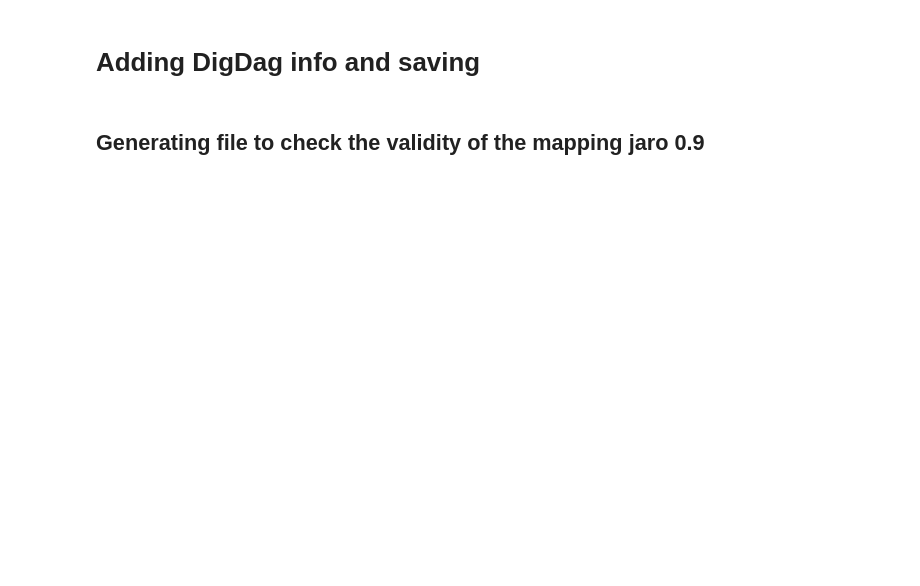
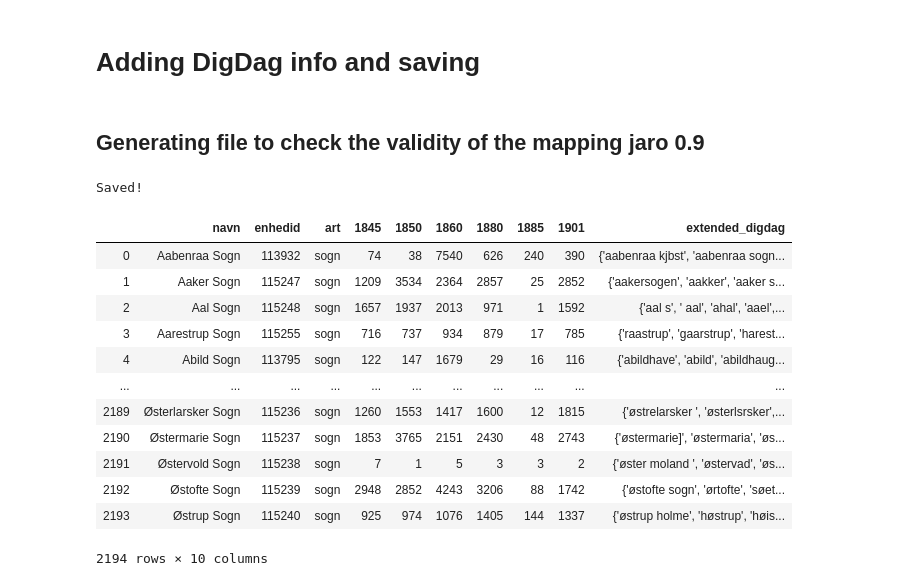
Before and after one commit to link-lives/city-standardization, a Jupyter notebook: birthplace_cleaning.ipynb, the cells around one changed output. Drawn from its saved outputs; the diff is of its cells as text; code cells hidden in the pictures; blank space fills up the shorter version.

```diff
--- a/birthplace_cleaning.ipynb
+++ b/birthplace_cleaning.ipynb
@@ -535,7 +724,7 @@ print('Done! :D')
 import random
 import pandas as pd
 
-df = pd.read_csv(out_folder+'birthplaces_FT_jaro0.9_01.tsv', sep = '\t', dtype=str)
+df = pd.read_csv(out_folder+'birthplaces_FT_jaro0.9_02.tsv', sep = '\t', dtype=str)
 
 max_example = 5
 
@@ -554,5 +743,24 @@ dfout = pd.DataFrame(out, columns= ['DigDag', 'matches (0.9)'])
 dfout.to_csv(out_folder+'validity_jaro.tsv', sep='\t', index=False)
 
 ! cp $out_folder/validity_jaro.tsv /data/import/roc/validity_jaro.tsv
+! cp $out_folder/validity_jaro.tsv /home/roregu/workspace/git_out/downloading_stuff/validity_jaro.tsv
 
 print('Saved!')
+# %% [output]
+Saved!
+# %%
+pd.read_csv(out_folder+'birthplaces_FT_jaro0.9_02.tsv', sep = '\t', dtype=str)
+# %% [output]
+|  | navn | enhedid | art | 1845 | 1850 | 1860 | 1880 | 1885 | 1901 | extended_digdag |
+| 0 | Aabenraa Sogn | 113932 | sogn | 74 | 38 | 7540 | 626 | 240 | 390 | {'aabenraa kjbst', 'aabenraa sogn... |
+| 1 | Aaker Sogn | 115247 | sogn | 1209 | 3534 | 2364 | 2857 | 25 | 2852 | {'aakersogen', 'aakker', 'aaker s... |
+| 2 | Aal Sogn | 115248 | sogn | 1657 | 1937 | 2013 | 971 | 1 | 1592 | {'aal s', ' aal', 'ahal', 'aael',... |
+| 3 | Aarestrup Sogn | 115255 | sogn | 716 | 737 | 934 | 879 | 17 | 785 | {'raastrup', 'gaarstrup', 'harest... |
+| 4 | Abild Sogn | 113795 | sogn | 122 | 147 | 1679 | 29 | 16 | 116 | {'abildhave', 'abild', 'abildhaug... |
+| ... | ... | ... | ... | ... | ... | ... | ... | ... | ... | ... |
+| 2189 | Østerlarsker Sogn | 115236 | sogn | 1260 | 1553 | 1417 | 1600 | 12 | 1815 | {'østrelarsker ', 'østerlsrsker',... |
+| 2190 | Østermarie Sogn | 115237 | sogn | 1853 | 3765 | 2151 | 2430 | 48 | 2743 | {'østermarie]', 'østermaria', 'øs... |
+| 2191 | Østervold Sogn | 115238 | sogn | 7 | 1 | 5 | 3 | 3 | 2 | {'øster moland ', 'østervad', 'øs... |
+| 2192 | Østofte Sogn | 115239 | sogn | 2948 | 2852 | 4243 | 3206 | 88 | 1742 | {'østofte sogn', 'ørtofte', 'søet... |
+| 2193 | Østrup Sogn | 115240 | sogn | 925 | 974 | 1076 | 1405 | 144 | 1337 | {'østrup holme', 'høstrup', 'høis... |
+2194 rows × 10 columns
```
Also changed, not shown: parts of 19 cells of this notebook.
